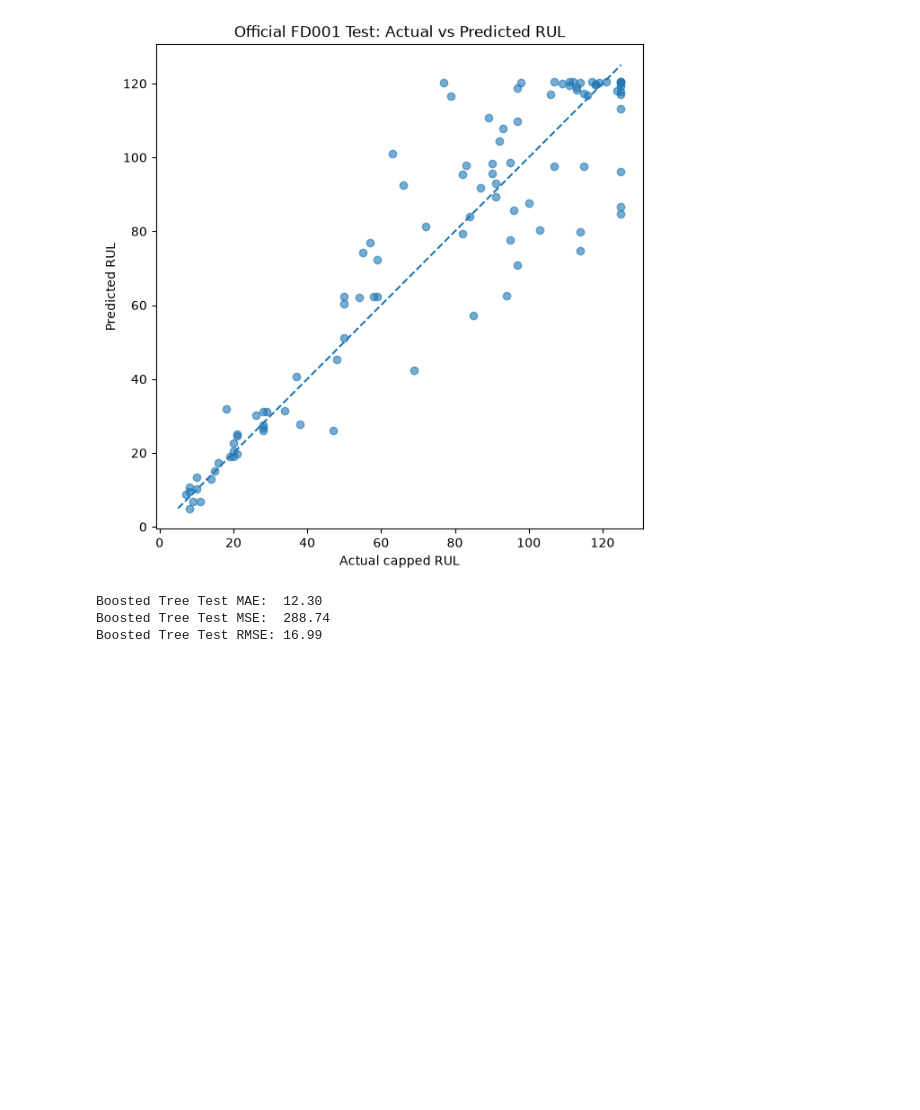
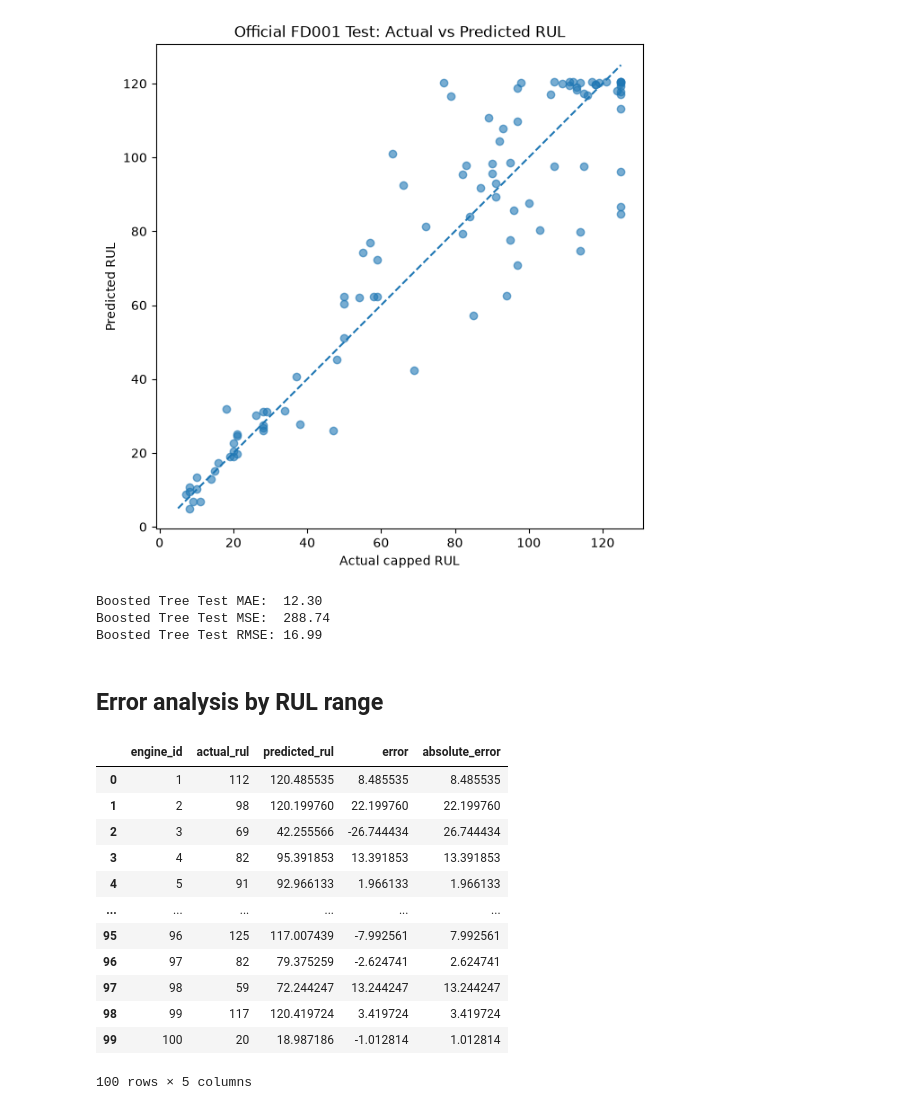
Before and after one commit to iamprakhar10/aircraft-rul-predictor, a Jupyter notebook: notebooks/01_explore_fd001.ipynb, the cells around one changed output. Cells and saved outputs as stored; diff of their text form; code cells hidden in the pictures; blank space fills up the shorter version.

Commit message:
Error analysis by RUL range

```diff
--- a/notebooks/01_explore_fd001.ipynb
+++ b/notebooks/01_explore_fd001.ipynb
@@ -1688,3 +1688,21 @@ print(f"Boosted Tree Test RMSE: {gb_test_rmse:.2f}")
 Boosted Tree Test MAE:  12.30
 Boosted Tree Test MSE:  288.74
 Boosted Tree Test RMSE: 16.99
+# %% [markdown]
+## Error analysis by RUL range
+# %%
+results_test
+# %% [output]
+|  | engine_id | actual_rul | predicted_rul | error | absolute_error |
+| 0 | 1 | 112 | 120.485535 | 8.485535 | 8.485535 |
+| 1 | 2 | 98 | 120.199760 | 22.199760 | 22.199760 |
+| 2 | 3 | 69 | 42.255566 | -26.744434 | 26.744434 |
+| 3 | 4 | 82 | 95.391853 | 13.391853 | 13.391853 |
+| 4 | 5 | 91 | 92.966133 | 1.966133 | 1.966133 |
+| ... | ... | ... | ... | ... | ... |
+| 95 | 96 | 125 | 117.007439 | -7.992561 | 7.992561 |
+| 96 | 97 | 82 | 79.375259 | -2.624741 | 2.624741 |
+| 97 | 98 | 59 | 72.244247 | 13.244247 | 13.244247 |
+| 98 | 99 | 117 | 120.419724 | 3.419724 | 3.419724 |
+| 99 | 100 | 20 | 18.987186 | -1.012814 | 1.012814 |
+100 rows × 5 columns
```
Also changed, not shown: parts of 3 cells of this notebook.
